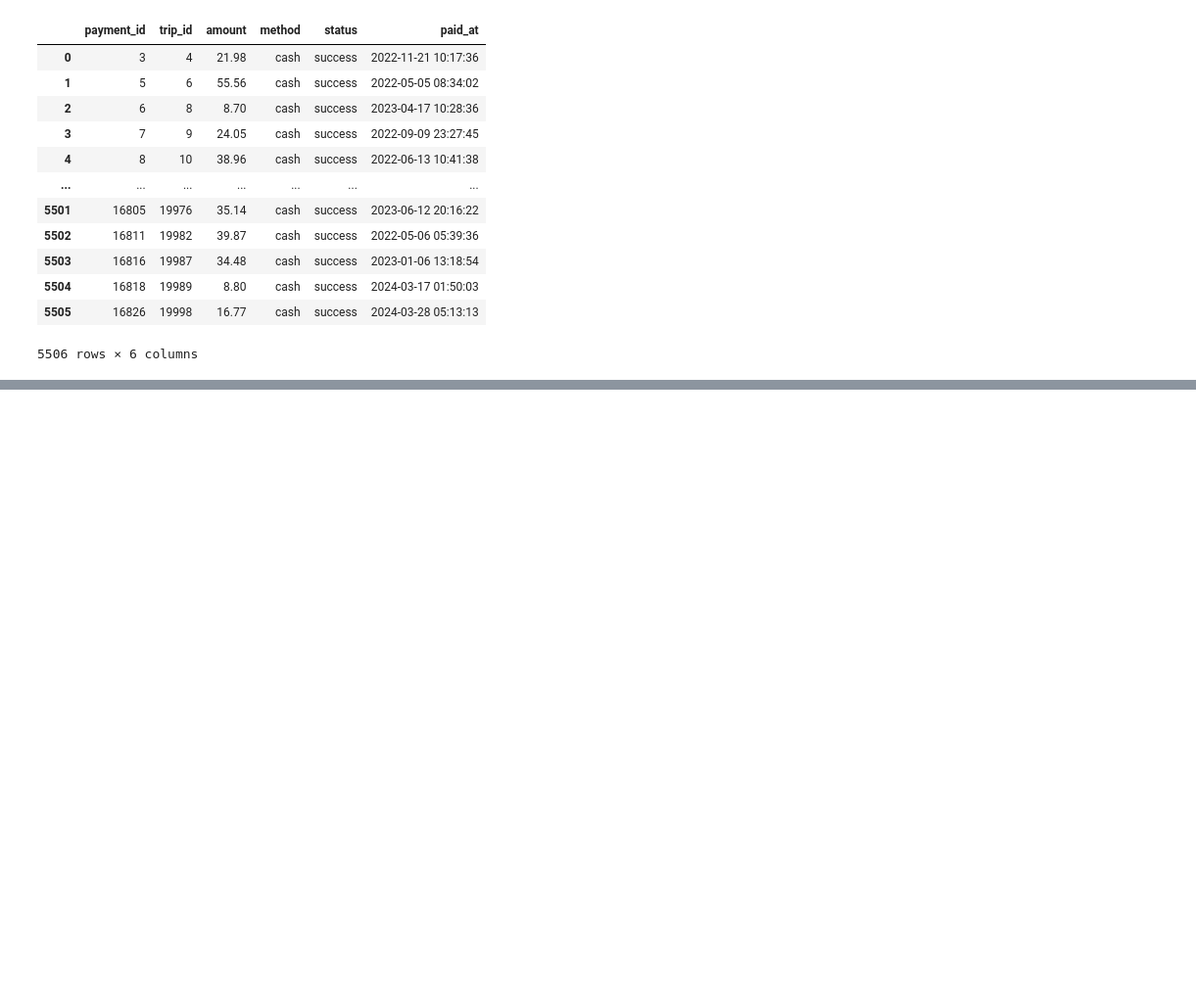
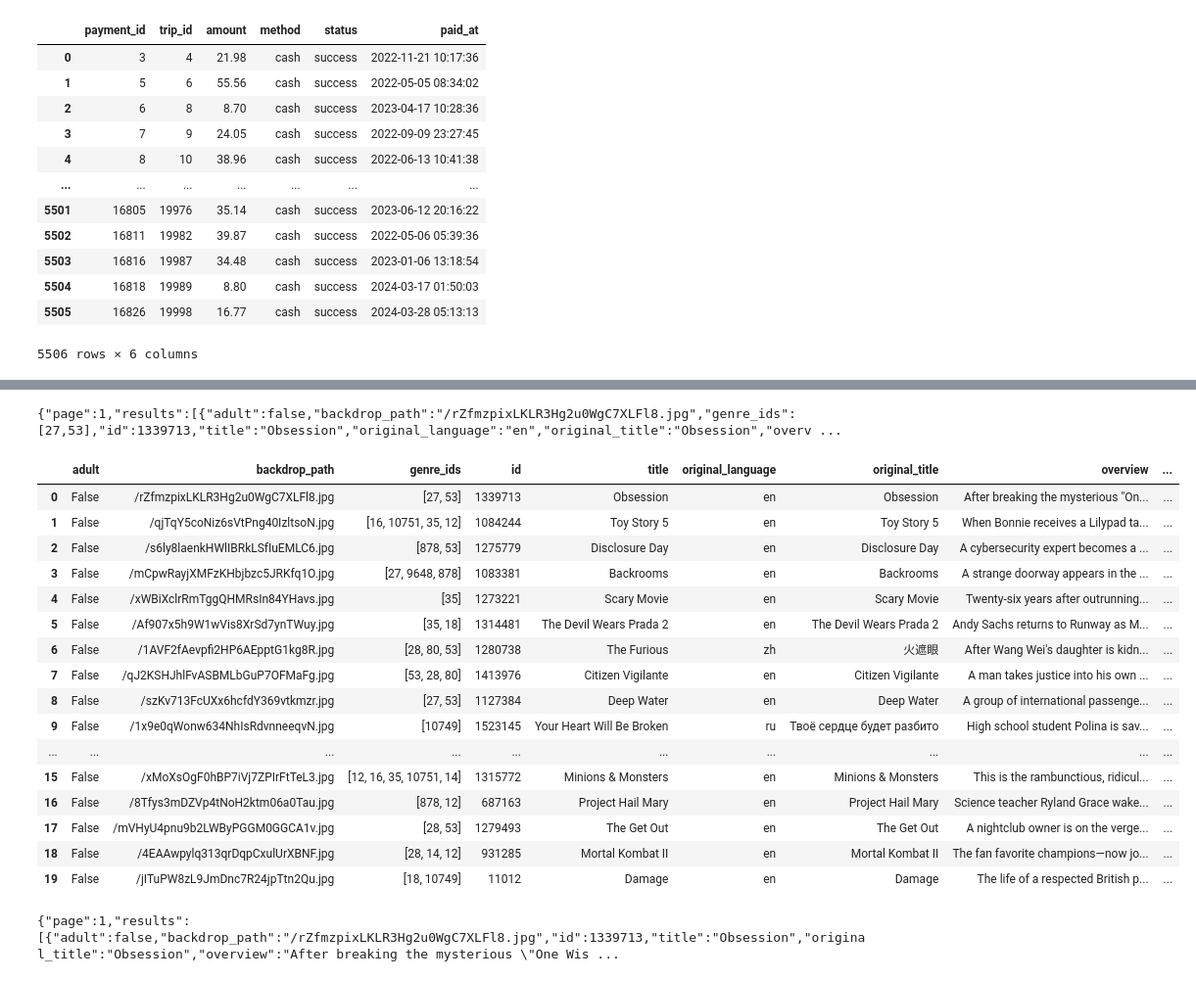
Before and after one commit to ashishsingh200/GEN-AI-COURSES, a Jupyter notebook: 08. Machine Learning/data_gathering_Multiple_Ways.ipynb, the cells around one changed output, grey strips where cells are left out. Shown at 98% size. Saved outputs shown, nothing was run; the diff lists cells and outputs as text; code cells hidden in the pictures; blank space fills up the shorter version.

Commit message:
DAta Gathering Completed

```diff
--- a/08. Machine Learning/data_gathering_Multiple_Ways.ipynb
+++ b/08. Machine Learning/data_gathering_Multiple_Ways.ipynb
@@ -257,0 +423,50 @@ pd.read_sql_query(
+# %%
+import requests
+
+url = "https://api.themoviedb.org/3/discover/movie?include_adult=false&include_video=false&language=en-US&page=1&sort_by=popularity.desc"
+
+headers = {
+    "accept": "application/json",
+    "Authorization": "Bearer eyJhbGciOiJIUzI1NiJ9.eyJhdWQiOiIxMDdkZjE2NTA3ZjY0ZGFjNzk0NjdhMzY4NWQ0MjhhZCIsIm5iZiI6MTc1ODgwMzE0Mi4zOTIsInN1YiI6IjY4ZDUzNGM2ZmU3ZjYxMWQwZDE5ZGNhMCIsInNjb3BlcyI6WyJhcGlfcmVhZCJdLCJ2ZXJzaW9uIjoxfQ.XvYrspn1p-9vslUcIZN3DY3FT2uu3m8W1tL9N6inFqQ"
+}
+
+response = requests.get(url, headers=headers)
+
+print(response.text)
+# %% [output]
+{"page":1,"results":[{"adult":false,"backdrop_path":"/rZfmzpixLKLR3Hg2u0WgC7XLFl8.jpg","genre_ids":[27,53],"id":1339713,"title":"Obsession","original_language":"en","original_title":"Obsession","overv ...
+# %%
+pd.DataFrame(response.json()['results'])
+# %% [output]
+|  | adult | backdrop_path | genre_ids | id | title | original_language | original_title | overview | ... |
+| 0 | False | /rZfmzpixLKLR3Hg2u0WgC7XLFl8.jpg | [27, 53] | 1339713 | Obsession | en | Obsession | After breaking the mysterious "On... | ... |
+| 1 | False | /qjTqY5coNiz6sVtPng40IzltsoN.jpg | [16, 10751, 35, 12] | 1084244 | Toy Story 5 | en | Toy Story 5 | When Bonnie receives a Lilypad ta... | ... |
+| 2 | False | /s6ly8laenkHWlIBRkLSfIuEMLC6.jpg | [878, 53] | 1275779 | Disclosure Day | en | Disclosure Day | A cybersecurity expert becomes a ... | ... |
+| 3 | False | /mCpwRayjXMFzKHbjbzc5JRKfq1O.jpg | [27, 9648, 878] | 1083381 | Backrooms | en | Backrooms | A strange doorway appears in the ... | ... |
+| 4 | False | /xWBiXclrRmTggQHMRsIn84YHavs.jpg | [35] | 1273221 | Scary Movie | en | Scary Movie | Twenty-six years after outrunning... | ... |
+| 5 | False | /Af907x5h9W1wVis8XrSd7ynTWuy.jpg | [35, 18] | 1314481 | The Devil Wears Prada 2 | en | The Devil Wears Prada 2 | Andy Sachs returns to Runway as M... | ... |
+| 6 | False | /1AVF2fAevpfi2HP6AEpptG1kg8R.jpg | [28, 80, 53] | 1280738 | The Furious | zh | 火遮眼 | After Wang Wei's daughter is kidn... | ... |
+| 7 | False | /qJ2KSHJhlFvASBMLbGuP7OFMaFg.jpg | [53, 28, 80] | 1413976 | Citizen Vigilante | en | Citizen Vigilante | A man takes justice into his own ... | ... |
+| 8 | False | /szKv713FcUXx6hcfdY369vtkmzr.jpg | [27, 53] | 1127384 | Deep Water | en | Deep Water | A group of international passenge... | ... |
+| 9 | False | /1x9e0qWonw634NhIsRdvnneeqvN.jpg | [10749] | 1523145 | Your Heart Will Be Broken | ru | Твоё сердце будет разбито | High school student Polina is sav... | ... |
+| ... | ... | ... | ... | ... | ... | ... | ... | ... | ... |
+| 15 | False | /xMoXsOgF0hBP7iVj7ZPIrFtTeL3.jpg | [12, 16, 35, 10751, 14] | 1315772 | Minions & Monsters | en | Minions & Monsters | This is the rambunctious, ridicul... | ... |
+| 16 | False | /8Tfys3mDZVp4tNoH2ktm06a0Tau.jpg | [878, 12] | 687163 | Project Hail Mary | en | Project Hail Mary | Science teacher Ryland Grace wake... | ... |
+| 17 | False | /mVHyU4pnu9b2LWByPGGM0GGCA1v.jpg | [28, 53] | 1279493 | The Get Out | en | The Get Out | A nightclub owner is on the verge... | ... |
+| 18 | False | /4EAAwpylq313qrDqpCxulUrXBNF.jpg | [28, 14, 12] | 931285 | Mortal Kombat II | en | Mortal Kombat II | The fan favorite champions—now jo... | ... |
+| 19 | False | /jITuPW8zL9JmDnc7R24jpTtn2Qu.jpg | [18, 10749] | 11012 | Damage | en | Damage | The life of a respected British p... | ... |
+# %%
+import requests
+
+url = "https://api.themoviedb.org/3/trending/movie/day?api_key=107df16507f64dac79467a3685d428ad&language=en-US"
+
+headers = {
+    "accept": "application/json",
+    "Authorization": "Bearer eyJhbGciOiJIUzI1NiJ9.eyJhdWQiOiIxMDdkZjE2NTA3ZjY0ZGFjNzk0NjdhMzY4NWQ0MjhhZCIsIm5iZiI6MTc1ODgwMzE0Mi4zOTIsInN1YiI6IjY4ZDUzNGM2ZmU3ZjYxMWQwZDE5ZGNhMCIsInNjb3BlcyI6WyJhcGlfcmVhZCJdLCJ2ZXJzaW9uIjoxfQ.XvYrspn1p-9vslUcIZN3DY3FT2uu3m8W1tL9N6inFqQ"
+}
+
+response = requests.get(url, headers=headers)
+
+print(response.text)
+# %% [output]
+{"page":1,"results":[{"adult":false,"backdrop_path":"/rZfmzpixLKLR3Hg2u0WgC7XLFl8.jpg","id":1339713,"title":"Obsession","original_title":"Obsession","overview":"After breaking the mysterious \"One Wis ...
```
Also changed, not shown: parts of 25 cells of this notebook, 6 other files.
